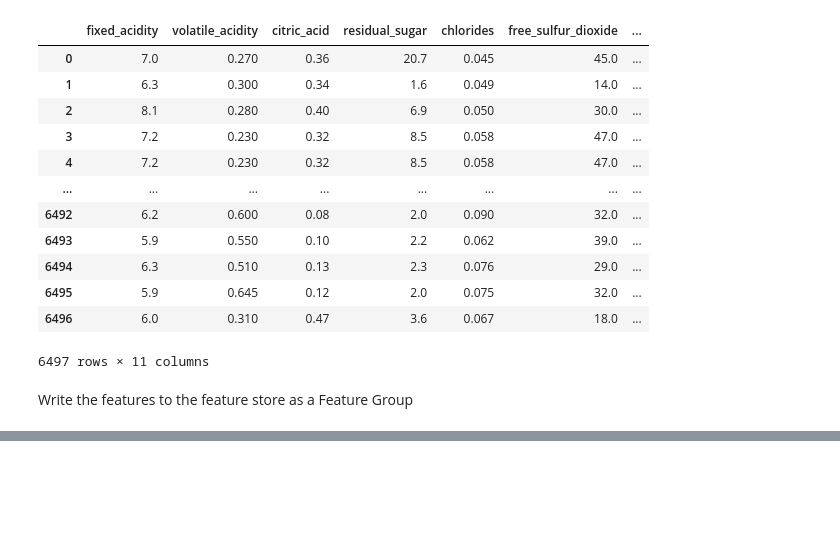
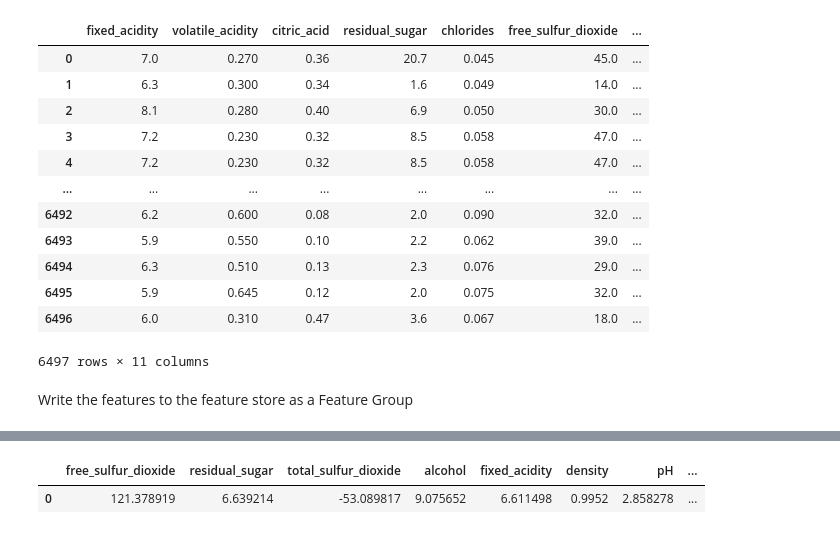
Before and after one commit to owwe/wine_quality, a Jupyter notebook: wine-eda-and-backfill-feature-group.ipynb, the cells around one changed output, grey strips where cells are left out. Cells and saved outputs as stored; diff of their text form; code cells hidden in the pictures; blank space fills up the shorter version.

Commit message:
github actions daily data generation

```diff
--- a/wine-eda-and-backfill-feature-group.ipynb
+++ b/wine-eda-and-backfill-feature-group.ipynb
@@ -139,0 +124,7 @@ https://c.app.hopsworks.ai/p/206996/jobs/named/wine_quality_1_offline_fg_materia
+# %%
+#read the wine quality data set
+df = pd.read_csv("https://raw.githubusercontent.com/ID2223KTH/id2223kth.github.io/master/assignments/lab1/wine.csv")
+df.drop(['type','pH'],inplace= True,axis = 1)
+df.columns = df.columns.str.replace(' ',"_")
+# %%
+result = df.groupby('quality').agg(['mean', 'std']).T
@@ -139,0 +135,4 @@ https://c.app.hopsworks.ai/p/206996/jobs/named/wine_quality_1_offline_fg_materia
+# %%
+distinct_features  = set()
+for i in result.index:
+    distinct_features.add(i[0])
@@ -139,0 +151,11 @@ https://c.app.hopsworks.ai/p/206996/jobs/named/wine_quality_1_offline_fg_materia
+# %%
+made_up_data = {}
+for feature in distinct_features:
+    mean,std = result.iloc[:,0][feature]
+    value = np.random.normal(mean,std,1)
+    made_up_data[feature] = value
+# %%
+pd.DataFrame(made_up_data)
+# %% [output]
+|  | free_sulfur_dioxide | residual_sugar | total_sulfur_dioxide | alcohol | fixed_acidity | density | pH | ... |
+| 0 | 121.378919 | 6.639214 | -53.089817 | 9.075652 | 6.611498 | 0.9952 | 2.858278 | ... |
```
Also changed, not shown: parts of 5 cells of this notebook, 3 other files.
